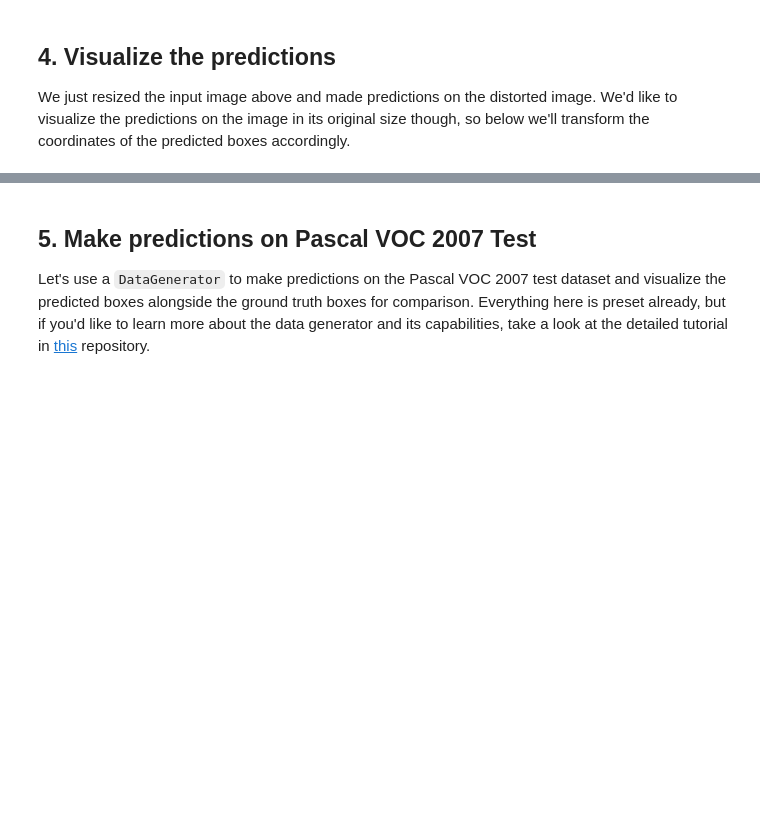
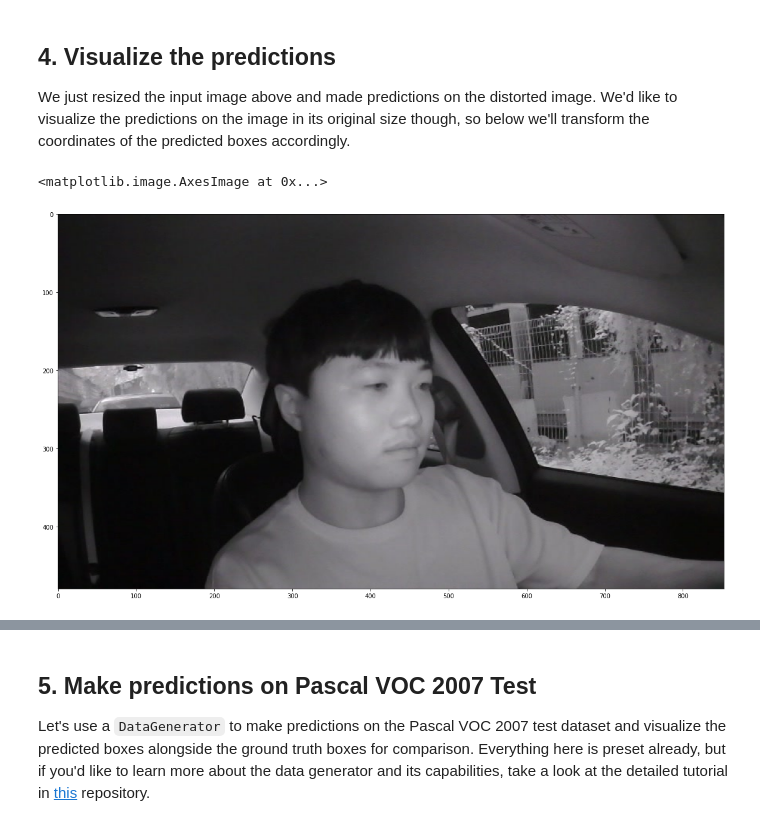
Before and after one commit to TaeseongMoon/bf_reimplement, a Jupyter notebook: blazeface_inference_face.ipynb, the cells around one changed output, grey strips where cells are left out. Drawn from its saved outputs; the diff is of its cells as text; code cells hidden in the pictures; blank space fills up the shorter version.

Commit message:
2 stage with mtcnn

```diff
--- a/blazeface_inference_face.ipynb
+++ b/blazeface_inference_face.ipynb
@@ -107,14 +108,27 @@ Or
 
 Load some images for which you'd like the model to make predictions.
 # %%
-orig_images = [] # Store the images here.
+crop_images = [] # Store the images here.
 input_images = [] # Store resized versions of the images here.
 
 # We'll only load one image in this example.
-img_path = 'data/widerface/val/images/51--Dresses/51_Dresses_wearingdress_51_96.jpg'
-# img_path = './test/3.jpg'
-orig_images.append(imread(img_path))
-img = image.load_img(img_path, target_size=(img_height, img_width))
-img = image.img_to_array(img)
-input_images.append(img)
+# img_path = 'data/widerface/val/images/16--Award_Ceremony/16_Award_Ceremony_Awards_Ceremony_16_474.jpg'
+img_path = './test/2.jpg'
+detector = MTCNN()
+ori_image = cv2.imread(img_path)
+ori_image = cv2.cvtColor(ori_image, cv2.COLOR_BGR2RGB)
+crop_data = detector.detect_faces(ori_image)
+print(crop_data)
+for i in crop_data:
+
+    crop_image = ori_image[int(i['box'][1]):int(i['box'][1])+int(i['box'][3]), int(i['box'][0]):int(i['box'][0])+int(i['box'][2]),:]#keypoints, confidence
+    crop_images.append(crop_image)
+    print(crop_image.shape)
+#     img = image.load_img(img_path, target_size=(img_height, img_width))
+#     img = image.img_to_array(img)
+#     print(img.shape)
+#     img = img[int(i['box'][0]):int(i['box'][0])+int(i['box'][2]), int(i['box'][1]):int(i['box'][1])+int(i['box'][3]),:]
+    crop_image = cv2.resize(crop_image, dsize=(128,128), interpolation=cv2.INTER_LINEAR)
+    input_images.append(crop_image)
 input_images = np.array(input_images)
+print(input_images.shape)
@@ -151,6 +169,12 @@ class conf xmin ymin xmax ymax kp1_x kp1_y kp2_x kp2_y kp3_x kp3_y kp4_x kp4_y k
 ## 4. Visualize the predictions
 
 We just resized the input image above and made predictions on the distorted image. We'd like to visualize the predictions on the image in its original size though, so below we'll transform the coordinates of the predicted boxes accordingly.
+# %%
+plt.figure(figsize=(20,12))
+plt.imshow(ori_image)
+# %% [output]
+<matplotlib.image.AxesImage at 0x...>
+[figure, added]
 # %%
 # Display the image and draw the predicted boxes onto it.
 
```
Also changed, not shown: parts of 6 cells of this notebook, 6 other files.
